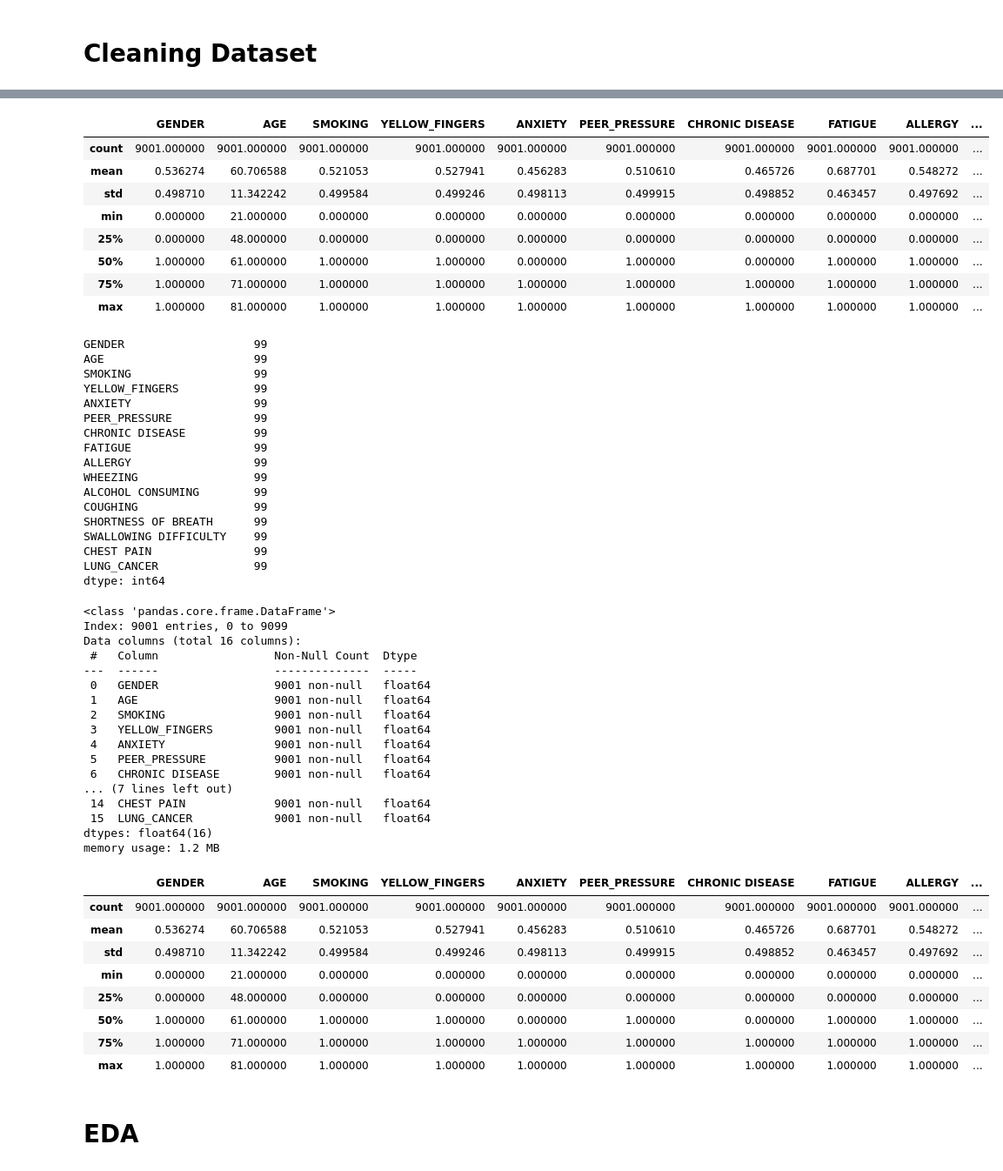
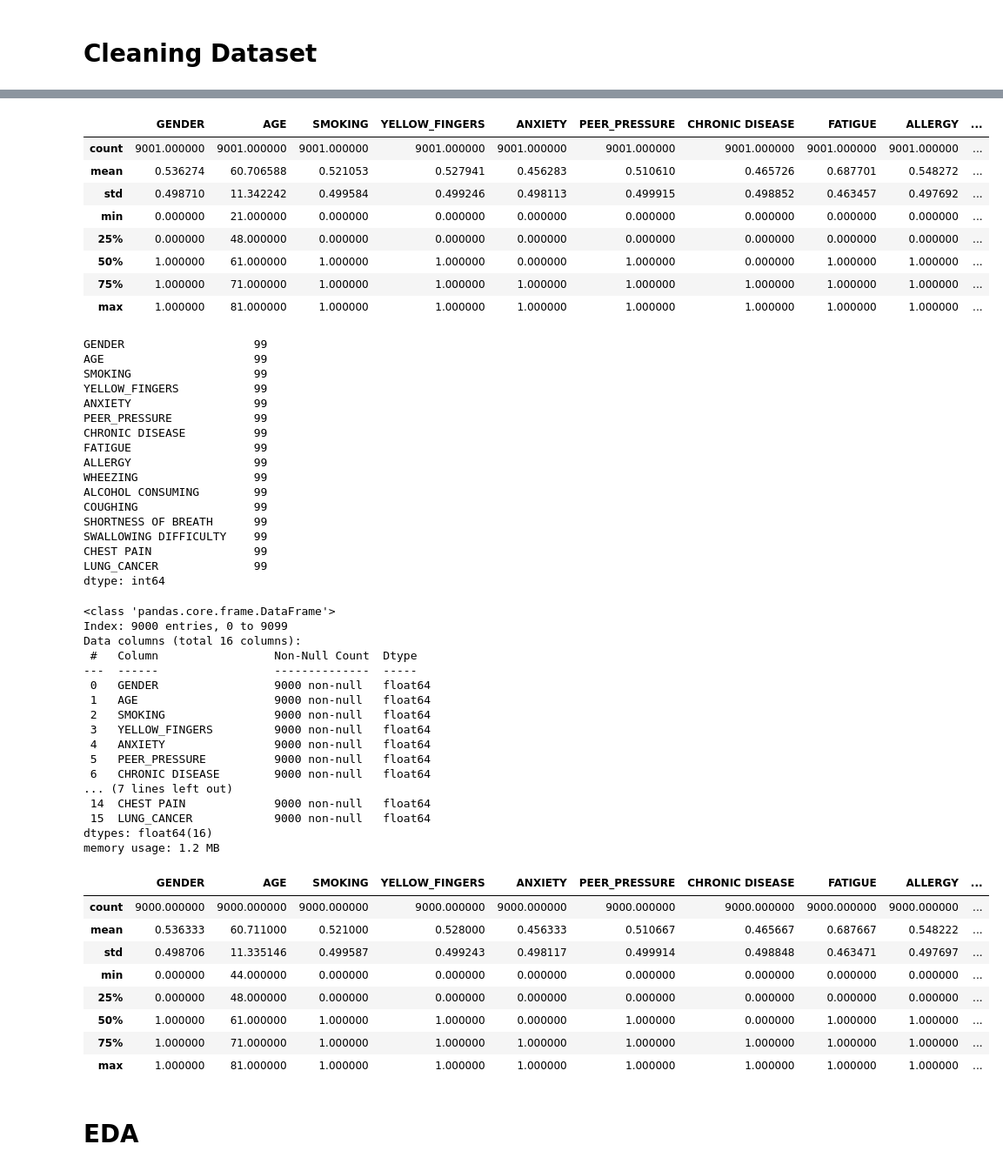
Before and after one commit to mattyapers/DSA312-Lung-Cancer, a Jupyter notebook: LungCancer.ipynb, the cells around one changed output, grey strips where cells are left out. Shown at 87% size. Cells and saved outputs as stored; diff of their text form; code cells hidden in the pictures.

```diff
--- a/LungCancer.ipynb
+++ b/LungCancer.ipynb
@@ -23,6 +23,7 @@ df.isnull().sum()
 
 # Dropping missing rows
 df = df.dropna()
+df = df.drop(df.index[df['AGE']==21])
 df.info()
 df.describe()
 # %% [output]
@@ -50,47 +51,47 @@ memory usage: 1.1 MB
 | min | 0.000000 | 21.000000 | 0.000000 | 0.000000 | 0.000000 | 0.000000 | 0.000000 | 0.000000 | 0.000000 | ... |
 | 25% | 0.000000 | 48.000000 | 0.000000 | 0.000000 | 0.000000 | 0.000000 | 0.000000 | 0.000000 | 0.000000 | ... |
 | 50% | 1.000000 | 61.000000 | 1.000000 | 1.000000 | 0.000000 | 1.000000 | 0.000000 | 1.000000 | 1.000000 | ... |
 | 75% | 1.000000 | 71.000000 | 1.000000 | 1.000000 | 1.000000 | 1.000000 | 1.000000 | 1.000000 | 1.000000 | ... |
 | max | 1.000000 | 81.000000 | 1.000000 | 1.000000 | 1.000000 | 1.000000 | 1.000000 | 1.000000 | 1.000000 | ... |
 GENDER                   99
 AGE                      99
 SMOKING                  99
 YELLOW_FINGERS           99
 ANXIETY                  99
 PEER_PRESSURE            99
 CHRONIC DISEASE          99
 FATIGUE                  99
 ALLERGY                  99
 WHEEZING                 99
 ALCOHOL CONSUMING        99
 COUGHING                 99
 SHORTNESS OF BREATH      99
 SWALLOWING DIFFICULTY    99
 CHEST PAIN               99
 LUNG_CANCER              99
 dtype: int64
 <class 'pandas.core.frame.DataFrame'>
-Index: 9001 entries, 0 to 9099
+Index: 9000 entries, 0 to 9099
 Data columns (total 16 columns):
  #   Column                 Non-Null Count  Dtype
 ---  ------                 --------------  -----
- 0   GENDER                 9001 non-null   float64
- 1   AGE                    9001 non-null   float64
- 2   SMOKING                9001 non-null   float64
- 3   YELLOW_FINGERS         9001 non-null   float64
- 4   ANXIETY                9001 non-null   float64
- 5   PEER_PRESSURE          9001 non-null   float64
- 6   CHRONIC DISEASE        9001 non-null   float64
+ 0   GENDER                 9000 non-null   float64
+ 1   AGE                    9000 non-null   float64
+ 2   SMOKING                9000 non-null   float64
+ 3   YELLOW_FINGERS         9000 non-null   float64
+ 4   ANXIETY                9000 non-null   float64
+ 5   PEER_PRESSURE          9000 non-null   float64
+ 6   CHRONIC DISEASE        9000 non-null   float64
 ... (7 lines left out)
- 14  CHEST PAIN             9001 non-null   float64
- 15  LUNG_CANCER            9001 non-null   float64
+ 14  CHEST PAIN             9000 non-null   float64
+ 15  LUNG_CANCER            9000 non-null   float64
 dtypes: float64(16)
 memory usage: 1.2 MB
 |  | GENDER | AGE | SMOKING | YELLOW_FINGERS | ANXIETY | PEER_PRESSURE | CHRONIC DISEASE | FATIGUE | ALLERGY | ... |
-| count | 9001.000000 | 9001.000000 | 9001.000000 | 9001.000000 | 9001.000000 | 9001.000000 | 9001.000000 | 9001.000000 | 9001.000000 | ... |
-| mean | 0.536274 | 60.706588 | 0.521053 | 0.527941 | 0.456283 | 0.510610 | 0.465726 | 0.687701 | 0.548272 | ... |
-| std | 0.498710 | 11.342242 | 0.499584 | 0.499246 | 0.498113 | 0.499915 | 0.498852 | 0.463457 | 0.497692 | ... |
-| min | 0.000000 | 21.000000 | 0.000000 | 0.000000 | 0.000000 | 0.000000 | 0.000000 | 0.000000 | 0.000000 | ... |
+| count | 9000.000000 | 9000.000000 | 9000.000000 | 9000.000000 | 9000.000000 | 9000.000000 | 9000.000000 | 9000.000000 | 9000.000000 | ... |
+| mean | 0.536333 | 60.711000 | 0.521000 | 0.528000 | 0.456333 | 0.510667 | 0.465667 | 0.687667 | 0.548222 | ... |
+| std | 0.498706 | 11.335146 | 0.499587 | 0.499243 | 0.498117 | 0.499914 | 0.498848 | 0.463471 | 0.497697 | ... |
+| min | 0.000000 | 44.000000 | 0.000000 | 0.000000 | 0.000000 | 0.000000 | 0.000000 | 0.000000 | 0.000000 | ... |
 | 25% | 0.000000 | 48.000000 | 0.000000 | 0.000000 | 0.000000 | 0.000000 | 0.000000 | 0.000000 | 0.000000 | ... |
 | 50% | 1.000000 | 61.000000 | 1.000000 | 1.000000 | 0.000000 | 1.000000 | 0.000000 | 1.000000 | 1.000000 | ... |
 | 75% | 1.000000 | 71.000000 | 1.000000 | 1.000000 | 1.000000 | 1.000000 | 1.000000 | 1.000000 | 1.000000 | ... |
```
Also changed, not shown: parts of 7 cells of this notebook.
